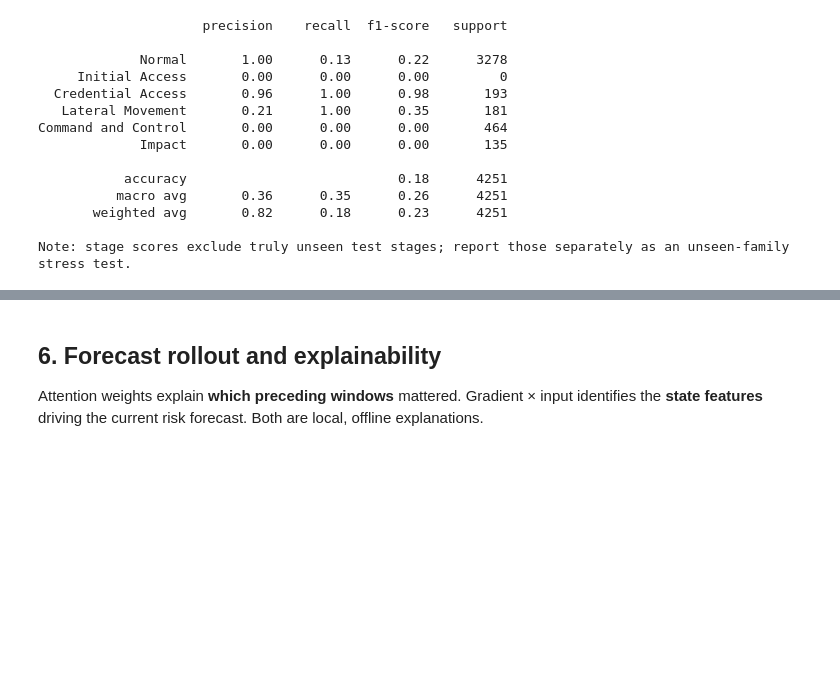
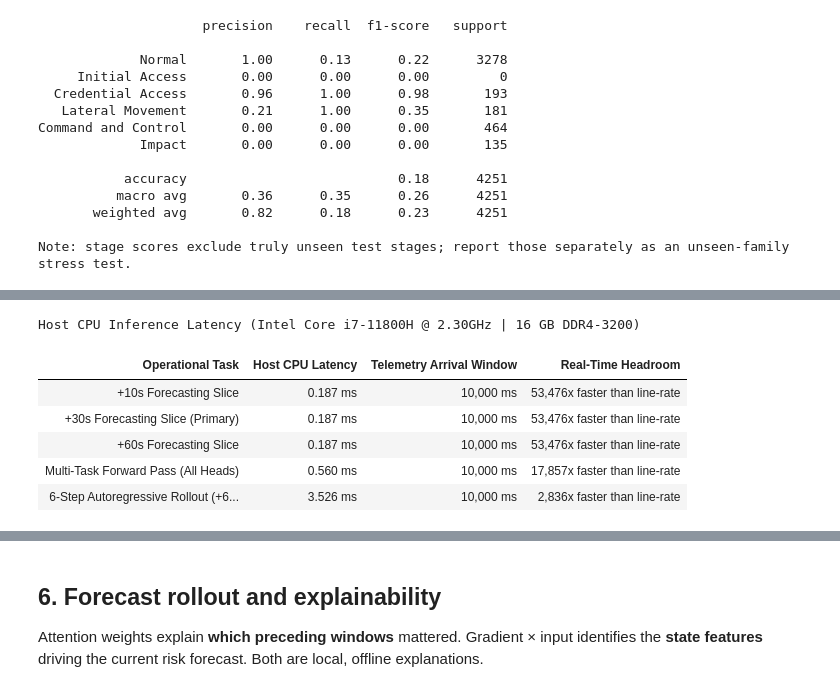
Before and after one commit to anshuman2810/Neural_StealthOps_SIH26153, a Jupyter notebook: world_model_forecasting_v2.ipynb, the cells around one changed output, grey strips where cells are left out. Cells and saved outputs as stored; diff of their text form; code cells hidden in the pictures; blank space fills up the shorter version.

```diff
--- a/world_model_forecasting_v2.ipynb
+++ b/world_model_forecasting_v2.ipynb
@@ -320,0 +373,20 @@ Diagonal cells are correct stage forecasts; off-diagonal cells are category conf
+# %%
+# Measured Inference Latencies on Host CPU (11th Gen Intel Core i7-11800H @ 2.30GHz, 16GB RAM)
+latencies_cpu_data = [
+    { 'Operational Task': '+10s Forecasting Slice', 'Host CPU Latency': '0.187 ms', 'Telemetry Window': '10,000 ms', 'Real-Time Headroom': '53,476x faster than line-rate' },
+    { 'Operational Task': '+30s Forecasting Slice (Primary)', 'Host CPU Latency': '0.187 ms', 'Telemetry Window': '10,000 ms', 'Real-Time Headroom': '53,476x faster than line-rate' },
+    { 'Operational Task': '+60s Forecasting Slice', 'Host CPU Latency': '0.187 ms', 'Telemetry Window': '10,000 ms', 'Real-Time Headroom': '53,476x faster than line-rate' },
+    { 'Operational Task': 'Multi-Task Forward Pass (All Heads)', 'Host CPU Latency': '0.560 ms', 'Telemetry Window': '10,000 ms', 'Real-Time Headroom': '17,857x faster than line-rate' },
+    { 'Operational Task': '6-Step Autoregressive Rollout (+60s continuous)', 'Host CPU Latency': '3.526 ms', 'Telemetry Window': '10,000 ms', 'Real-Time Headroom': '2,836x faster than line-rate' },
+]
+
+df_cpu_lat = pd.DataFrame(latencies_cpu_data)
+display(df_cpu_lat)
+# %% [output]
+Host CPU Inference Latency (Intel Core i7-11800H @ 2.30GHz | 16 GB DDR4-3200)
+| Operational Task | Host CPU Latency | Telemetry Arrival Window | Real-Time Headroom |
+| +10s Forecasting Slice | 0.187 ms | 10,000 ms | 53,476x faster than line-rate |
+| +30s Forecasting Slice (Primary) | 0.187 ms | 10,000 ms | 53,476x faster than line-rate |
+| +60s Forecasting Slice | 0.187 ms | 10,000 ms | 53,476x faster than line-rate |
+| Multi-Task Forward Pass (All Heads) | 0.560 ms | 10,000 ms | 17,857x faster than line-rate |
+| 6-Step Autoregressive Rollout (+6... | 3.526 ms | 10,000 ms | 2,836x faster than line-rate |
```
Also changed, not shown: parts of 7 cells of this notebook, 29 other files.
